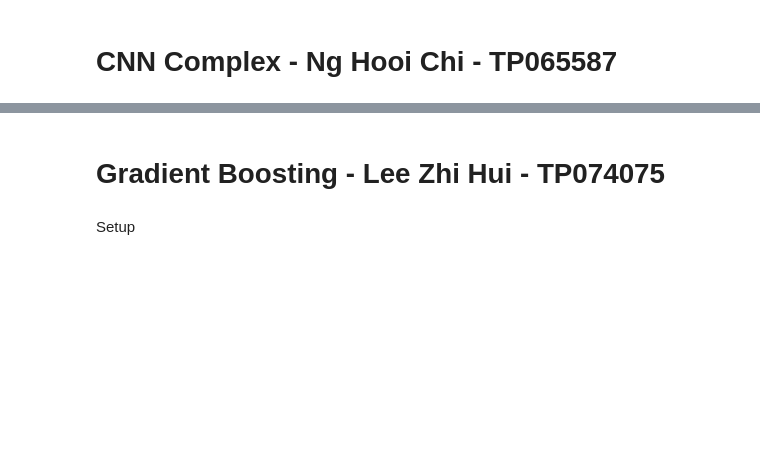
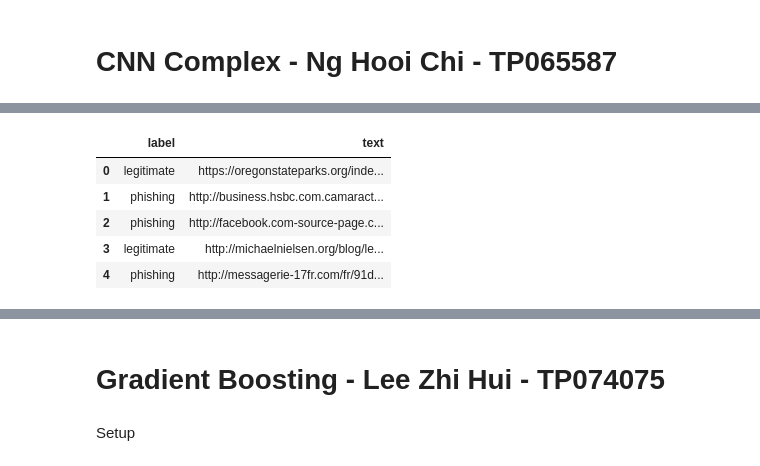
Before and after one commit to NHCh1/DLI, a Jupyter notebook: DLI_Assignment.ipynb, the cells around one changed output, grey strips where cells are left out. Saved outputs shown, nothing was run; the diff lists cells and outputs as text; code cells hidden in the pictures; blank space fills up the shorter version.

```diff
--- a/DLI_Assignment.ipynb
+++ b/DLI_Assignment.ipynb
@@ -1753,0 +1799,81 @@ pd.DataFrame(xgb_comparison_data)
+# %%
+def load_data(dataset_dir):
+    def read_lines(name: str):
+        if dataset_dir.startswith("http"):
+            url = f"{dataset_dir.rstrip('/')}/{name}"
+            r = requests.get(url, timeout=30)
+            r.raise_for_status()
+            r.encoding = "utf-8"
+            lines = [ln.strip() for ln in r.text.splitlines() if ln.strip()]
+            if not lines:
+                raise ValueError(f"{url} is empty or unreadable.")
+            return lines
+        else:
+            with open(os.path.join(dataset_dir, name), encoding="utf-8") as f:
+                return [ln.strip() for ln in f if ln.strip()]
+
+    train = read_lines('train.txt')
+    val   = read_lines('val.txt')
+    test  = read_lines('test.txt')
+
+    raw_x_train = [line.split("\t", 1)[1] for line in train]
+    raw_y_train = [line.split("\t", 1)[0] for line in train]
+    raw_x_val   = [line.split("\t", 1)[1] for line in val]
+    raw_y_val   = [line.split("\t", 1)[0] for line in val]
+    raw_x_test  = [line.split("\t", 1)[1] for line in test]
+    raw_y_test  = [line.split("\t", 1)[0] for line in test]
+
+    tokenizer = Tokenizer(lower=True, char_level=True, oov_token='-n-')
+    tokenizer.fit_on_texts(raw_x_train + raw_x_val + raw_x_test)
+    cnn_params['char_index'] = tokenizer.word_index
+
+    cnn_feature_train = pad_sequences(tokenizer.texts_to_sequences(raw_x_train), maxlen=cnn_params['sequence_length'])
+    cnn_feature_val   = pad_sequences(tokenizer.texts_to_sequences(raw_x_val),   maxlen=cnn_params['sequence_length'])
+    cnn_feature_test  = pad_sequences(tokenizer.texts_to_sequences(raw_x_test),  maxlen=cnn_params['sequence_length'])
+
+    encoder = LabelEncoder()
+    encoder.fit(cnn_params['categories'])
+    assert encoder.transform(['legitimate','phishing']).tolist() == [0,1], encoder.classes_
+
+    y_train_oh = to_categorical(encoder.transform(raw_y_train), num_classes=2)
+    y_val_oh   = to_categorical(encoder.transform(raw_y_val),   num_classes=2)
+    y_test_oh  = to_categorical(encoder.transform(raw_y_test),  num_classes=2)
+
+    return (cnn_feature_train, y_train_oh), (cnn_feature_val, y_val_oh), (cnn_feature_test, y_test_oh), tokenizer.word_index
+
+# Load data
+(cnn_feature_train, y_train_oh), (cnn_feature_val, y_val_oh), (cnn_feature_test, y_test_oh), char_index = load_data(cnn_params['dataset_dir'])
+
+# Peek raw data
+def peek_dataset(dataset_dir, n=5):
+    def read_lines(name: str):
+        if dataset_dir.startswith("http"):
+            url = f"{dataset_dir.rstrip('/')}/{name}"
+            r = requests.get(url, timeout=30)
+            r.raise_for_status()
+            r.encoding = "utf-8"
+            return [ln.strip() for ln in r.text.splitlines() if ln.strip()]
+        else:
+            with open(os.path.join(dataset_dir, name), encoding="utf-8") as f:
+                return [ln.strip() for ln in f if ln.strip()]
+
+    def to_df(lines):
+        parts = [ln.split("\t", 1) for ln in lines]
+        return pd.DataFrame(parts, columns=["label", "text"])
+
+    train_df = to_df(read_lines("train.txt"))
+    val_df   = to_df(read_lines("val.txt"))
+    test_df  = to_df(read_lines("test.txt"))
+
+    for name, df in [("TRAIN", train_df), ("VAL", val_df), ("TEST", test_df)]:
+        print(f"\n[{name}] rows={df.shape[0]}, cols={df.shape[1]}")
+        print("label counts:", df["label"].value_counts().to_dict())
+        display(df.head(n))
+
+peek_dataset(cnn_params["dataset_dir"])
+
+print("\nEncoded shapes (after tokenization & padding):")
+print("cnn_feature_train:", cnn_feature_train.shape, "  y_train_oh:", y_train_oh.shape)
+print("cnn_feature_val:  ", cnn_feature_val.shape,   "  y_val_oh:  ", y_val_oh.shape)
+print("cnn_feature_test: ", cnn_feature_test.shape,  "  y_test_oh: ", y_test_oh.shape)
+# %% [output]
@@ -1753,0 +1882,6 @@ pd.DataFrame(xgb_comparison_data)
+|  | label | text |
+| 0 | legitimate | https://oregonstateparks.org/inde... |
+| 1 | phishing | http://business.hsbc.com.camaract... |
+| 2 | phishing | http://facebook.com-source-page.c... |
+| 3 | legitimate | http://michaelnielsen.org/blog/le... |
+| 4 | phishing | http://messagerie-17fr.com/fr/91d... |
```
Also changed, not shown: parts of 46 cells of this notebook.
